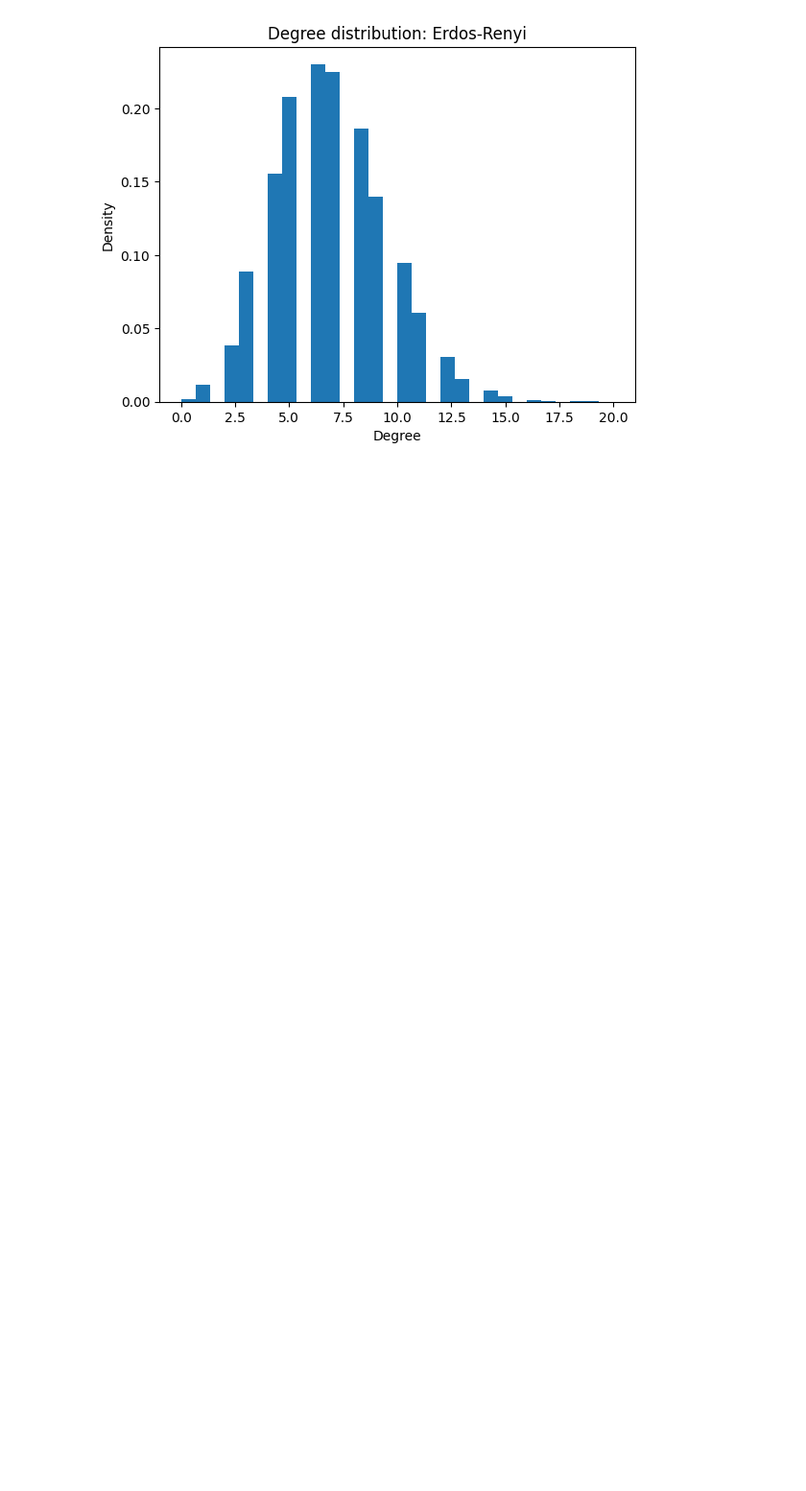
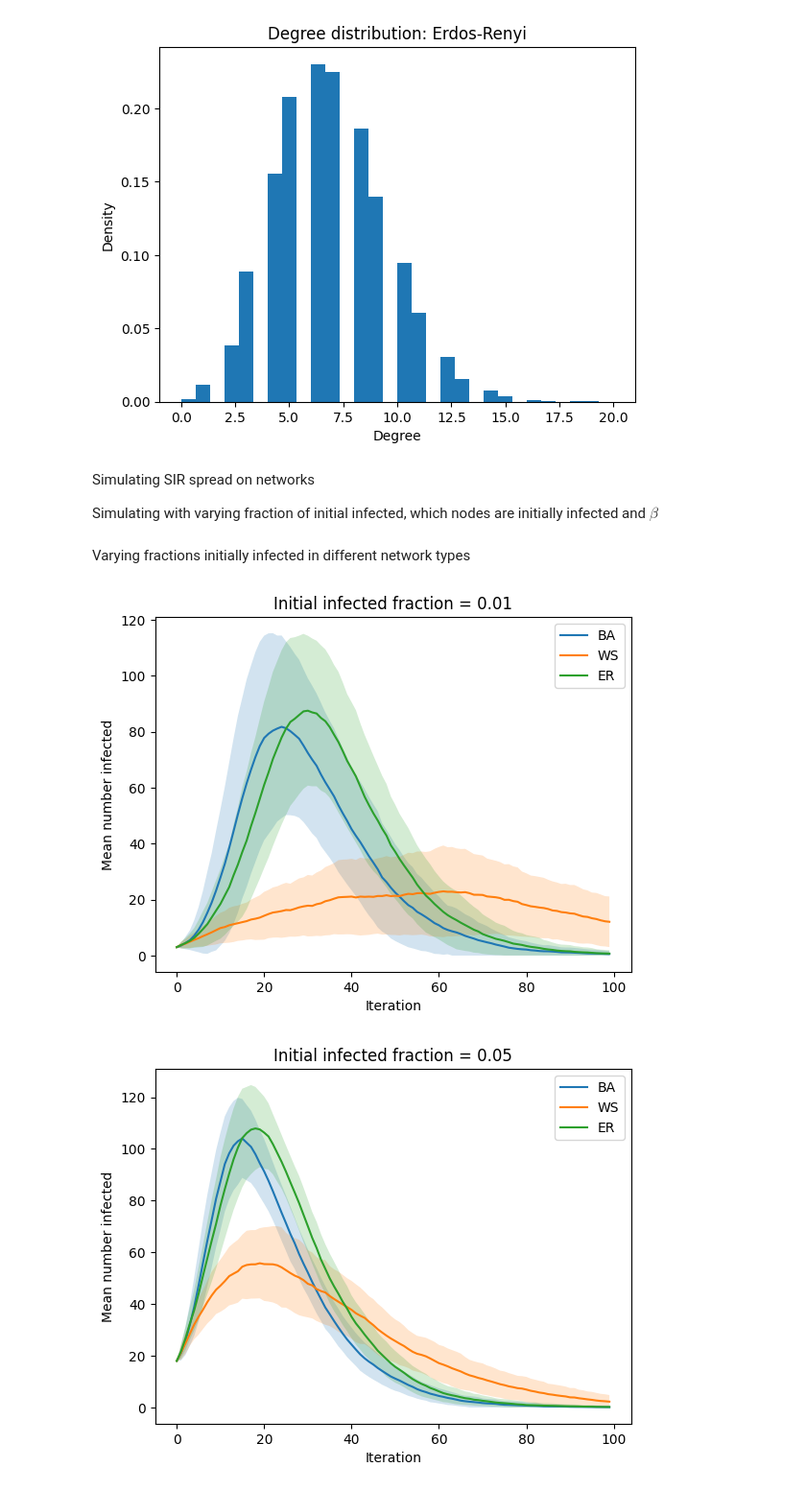
Before and after one commit to lydiashumskaya/assignment-2-stochastic-and-spatial-models, a Jupyter notebook: assigment-2.ipynb, the cells around one changed output. Shown at 96% size. Drawn from its saved outputs; the diff is of its cells as text; code cells hidden in the pictures; blank space fills up the shorter version.

Commit message:
SIR simulations on different network types

```diff
--- a/assigment-2.ipynb
+++ b/assigment-2.ipynb
@@ -184,3 +184,7 @@ plt.show()
 [figure]
 [figure]
 [figure]
+# %% [markdown]
+Simulating SIR spread on networks
+
+Simulating with varying fraction of initial infected, which nodes are initially infected and $\beta$
@@ -186,0 +238,55 @@ plt.show()
+# %% [markdown]
+Varying fractions initially infected in different network types
+# %%
+initial_infected_fractions = [0.01, 0.05, 0.10]
+beta = 0.05
+gamma = 0.1
+nruns = 100
+results_changing_fractions = {}
+
+for fraction in initial_infected_fractions:
+    results_changing_fractions[fraction] = {}
+    for name, g in network.items():
+        S_runs, I_runs, R_runs = repeat_sir(g, beta, gamma, runs = nruns, fraction_infected = fraction)
+        results_changing_fractions[fraction][name] = {'S' : S_runs, 'I' : I_runs, 'R' : R_runs}
+
+#plotting mean number infected
+for fraction in initial_infected_fractions:
+    for name in network:
+        I_runs = results_changing_fractions[fraction][name]['I']
+        mean_I = np.mean(I_runs, axis=0)
+        std_I = np.std(I_runs, axis=0)
+        plt.plot(mean_I, label = name)
+        plt.fill_between(np.arange(len(mean_I)), np.maximum(mean_I - std_I, 0), mean_I + std_I, alpha=0.2)
+    plt.xlabel('Iteration')
+    plt.ylabel('Mean number infected')
+    plt.title(f'Initial infected fraction = {fraction}')
+    plt.legend()
+    plt.show()
+
+#plotting SIR
+for fraction in initial_infected_fractions:
+    for name in network:
+        S_runs = results_changing_fractions[fraction][name]['S']
+        I_runs = results_changing_fractions[fraction][name]['I']
+        R_runs = results_changing_fractions[fraction][name]['R']
+        mean_S = np.mean(S_runs, axis=0)
+        mean_I = np.mean(I_runs, axis=0)
+        mean_R = np.mean(R_runs, axis=0)
+        std_S = np.std(S_runs, axis=0)
+        std_I = np.std(I_runs, axis=0)
+        std_R = np.std(R_runs, axis=0)
+        plt.plot(mean_S, label = 'Suseptible')
+        plt.fill_between(np.arange(len(mean_S)), np.maximum(mean_S - std_S, 0), mean_S + std_S, alpha=0.2)
+        plt.plot(mean_I, label = 'Infected')
+        plt.fill_between(np.arange(len(mean_I)), np.maximum(mean_I - std_I, 0), mean_I + std_I, alpha=0.2)
+        plt.plot(mean_R, label = 'Recovered')
+        plt.fill_between(np.arange(len(mean_R)), np.maximum(mean_R - std_R, 0), mean_R + std_R, alpha=0.2)
+        plt.xlabel('Iteration')
+        plt.ylabel('Mean number')
+        plt.title(f'{name}, Initial infected fraction = {fraction}')
+        plt.legend()
+        plt.show()
+# %% [output]
+[figure, added]
+[figure, added]
```
Also changed, not shown: parts of 6 cells of this notebook.
